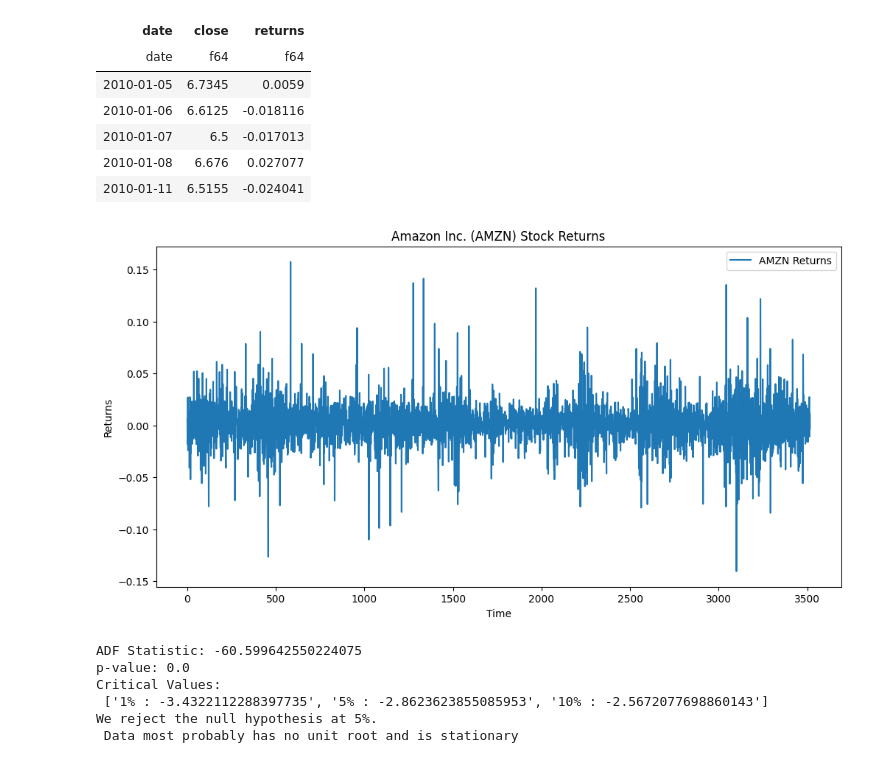
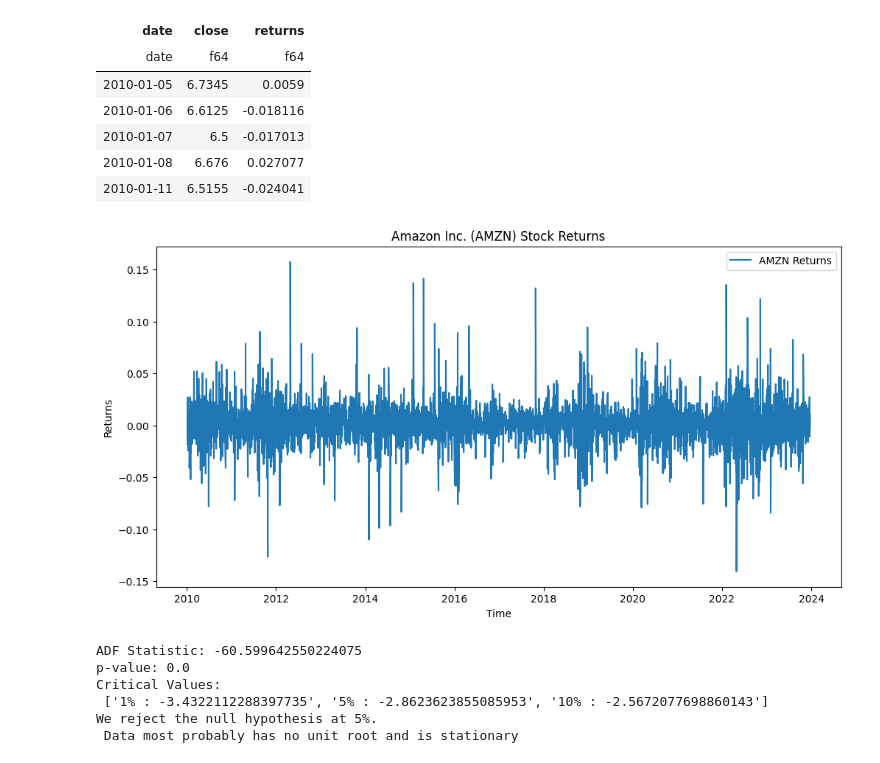
Before and after one commit to faunebl/timeseriescourse, a Jupyter notebook: ex4.ipynb, the cells around one changed output. Cells and saved outputs as stored; diff of their text form; code cells hidden in the pictures.

```diff
--- a/ex4.ipynb
+++ b/ex4.ipynb
@@ -35,11 +36,11 @@ shape: (5, 3)
 | 2010-01-11 | 6.5155 | -0.024041 |
 # %%
 plt.figure(figsize=(12, 6))
-plt.plot(data.select('returns'), label='AMZN Returns')
+plt.plot(data.to_pandas().set_index('date')['returns'], label='AMZN Returns')
 plt.title('Amazon Inc. (AMZN) Stock Returns')
 plt.xlabel('Time')
 plt.ylabel('Returns')
 plt.legend()
 plt.show()
 # %% [output]
-[figure, old version]
+[figure, new version]
```
Also changed, not shown: parts of 2 cells of this notebook, 1 other file.
